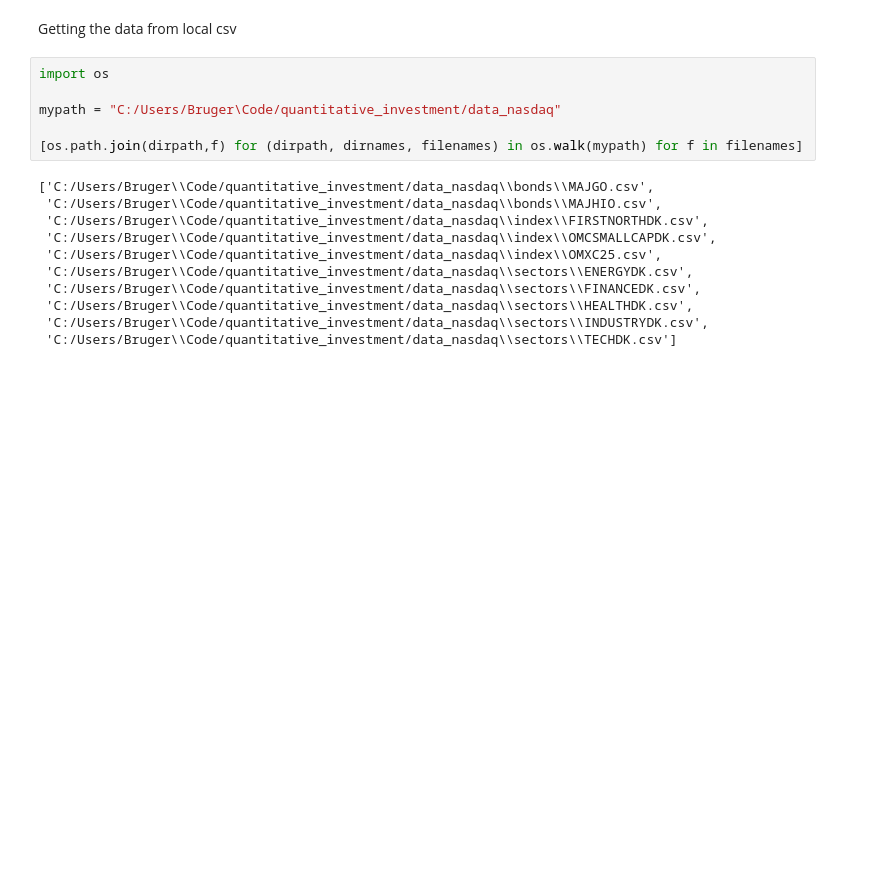
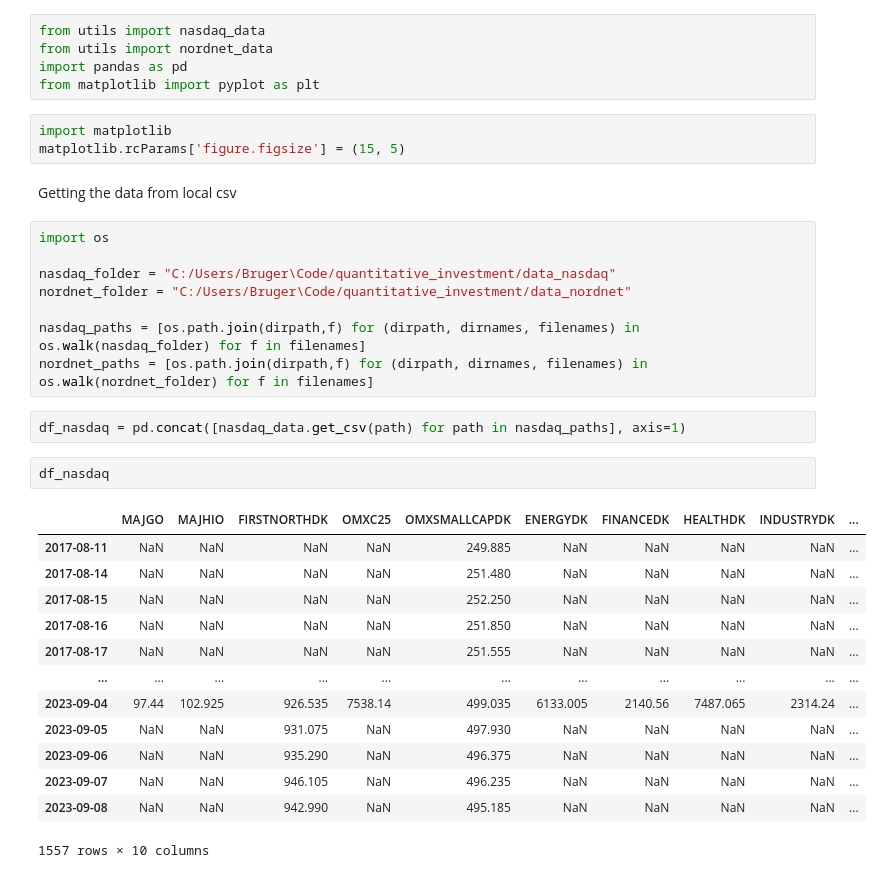
Before and after one commit to bjarkeh97/investment, a Jupyter notebook: project/backtest.ipynb, the cells around one changed output. Saved outputs shown, nothing was run; the diff lists cells and outputs as text; blank space fills up the shorter version.

```diff
--- a/project/backtest.ipynb
+++ b/project/backtest.ipynb
@@ -1,19 +1,36 @@
+# %%
+from utils import nasdaq_data
+from utils import nordnet_data
+import pandas as pd
+from matplotlib import pyplot as plt
+# %%
+import matplotlib
+matplotlib.rcParams['figure.figsize'] = (15, 5)
 # %% [markdown]
 Getting the data from local csv
 # %%
 import os
 
-mypath = "C:/Users/Bruger\Code/quantitative_investment/data_nasdaq"
+nasdaq_folder = "C:/Users/Bruger\Code/quantitative_investment/data_nasdaq"
+nordnet_folder = "C:/Users/Bruger\Code/quantitative_investment/data_nordnet"
 
-[os.path.join(dirpath,f) for (dirpath, dirnames, filenames) in os.walk(mypath) for f in filenames]
+nasdaq_paths = [os.path.join(dirpath,f) for (dirpath, dirnames, filenames) in os.walk(nasdaq_folder) for f in filenames]
+nordnet_paths = [os.path.join(dirpath,f) for (dirpath, dirnames, filenames) in os.walk(nordnet_folder) for f in filenames]
-# %% [output]
-['C:/Users/Bruger\\Code/quantitative_investment/data_nasdaq\\bonds\\MAJGO.csv',
- 'C:/Users/Bruger\\Code/quantitative_investment/data_nasdaq\\bonds\\MAJHIO.csv',
- 'C:/Users/Bruger\\Code/quantitative_investment/data_nasdaq\\index\\FIRSTNORTHDK.csv',
- 'C:/Users/Bruger\\Code/quantitative_investment/data_nasdaq\\index\\OMCSMALLCAPDK.csv',
- 'C:/Users/Bruger\\Code/quantitative_investment/data_nasdaq\\index\\OMXC25.csv',
- 'C:/Users/Bruger\\Code/quantitative_investment/data_nasdaq\\sectors\\ENERGYDK.csv',
- 'C:/Users/Bruger\\Code/quantitative_investment/data_nasdaq\\sectors\\FINANCEDK.csv',
- 'C:/Users/Bruger\\Code/quantitative_investment/data_nasdaq\\sectors\\HEALTHDK.csv',
- 'C:/Users/Bruger\\Code/quantitative_investment/data_nasdaq\\sectors\\INDUSTRYDK.csv',
- 'C:/Users/Bruger\\Code/quantitative_investment/data_nasdaq\\sectors\\TECHDK.csv']
+# %%
+df_nasdaq = pd.concat([nasdaq_data.get_csv(path) for path in nasdaq_paths], axis=1)
+# %%
+df_nasdaq
+# %% [output]
+|  | MAJGO | MAJHIO | FIRSTNORTHDK | OMXC25 | OMXSMALLCAPDK | ENERGYDK | FINANCEDK | HEALTHDK | INDUSTRYDK | ... |
+| 2017-08-11 | NaN | NaN | NaN | NaN | 249.885 | NaN | NaN | NaN | NaN | ... |
+| 2017-08-14 | NaN | NaN | NaN | NaN | 251.480 | NaN | NaN | NaN | NaN | ... |
+| 2017-08-15 | NaN | NaN | NaN | NaN | 252.250 | NaN | NaN | NaN | NaN | ... |
+| 2017-08-16 | NaN | NaN | NaN | NaN | 251.850 | NaN | NaN | NaN | NaN | ... |
+| 2017-08-17 | NaN | NaN | NaN | NaN | 251.555 | NaN | NaN | NaN | NaN | ... |
+| ... | ... | ... | ... | ... | ... | ... | ... | ... | ... | ... |
+| 2023-09-04 | 97.44 | 102.925 | 926.535 | 7538.14 | 499.035 | 6133.005 | 2140.56 | 7487.065 | 2314.24 | ... |
+| 2023-09-05 | NaN | NaN | 931.075 | NaN | 497.930 | NaN | NaN | NaN | NaN | ... |
+| 2023-09-06 | NaN | NaN | 935.290 | NaN | 496.375 | NaN | NaN | NaN | NaN | ... |
+| 2023-09-07 | NaN | NaN | 946.105 | NaN | 496.235 | NaN | NaN | NaN | NaN | ... |
+| 2023-09-08 | NaN | NaN | 942.990 | NaN | 495.185 | NaN | NaN | NaN | NaN | ... |
+1557 rows × 10 columns
```
Also changed, not shown: parts of 2 cells of this notebook, 9 other files.
